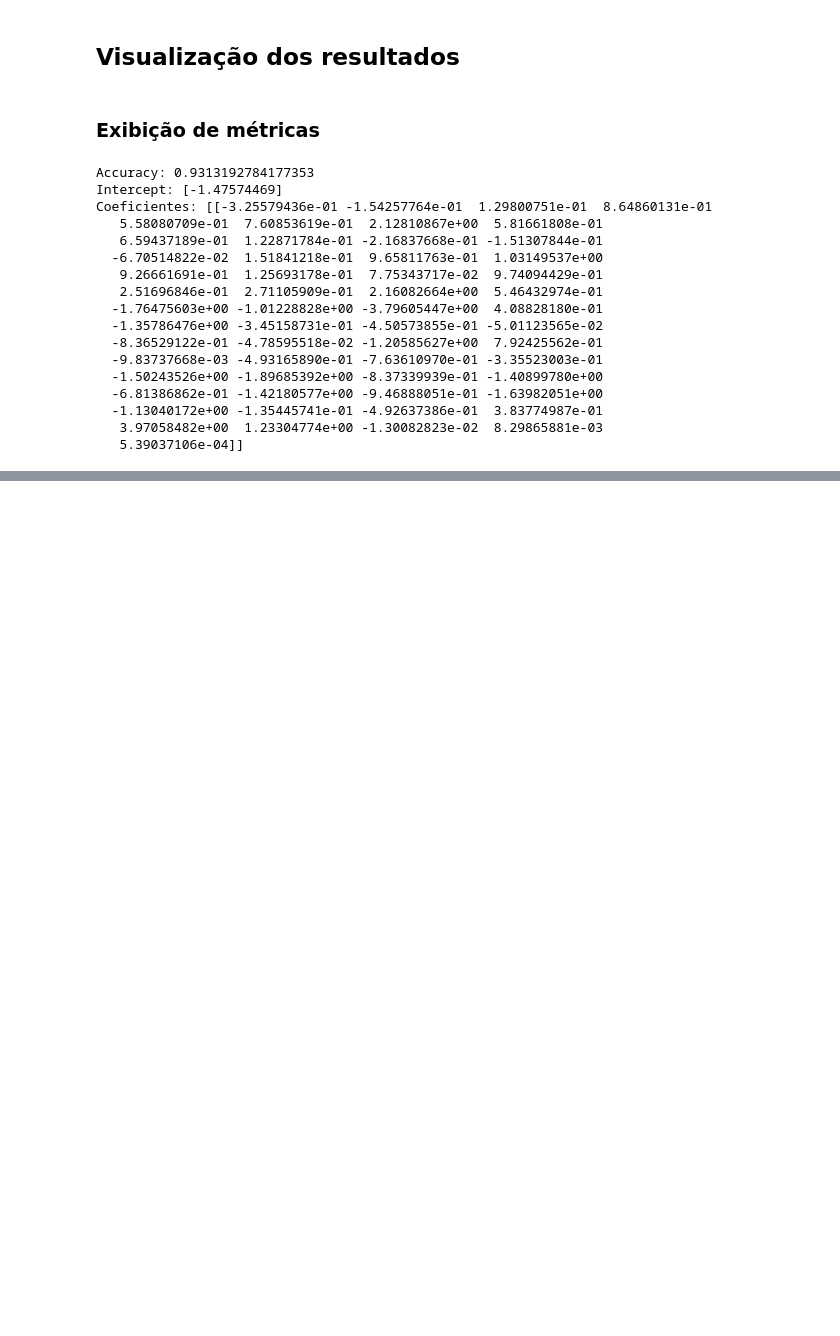
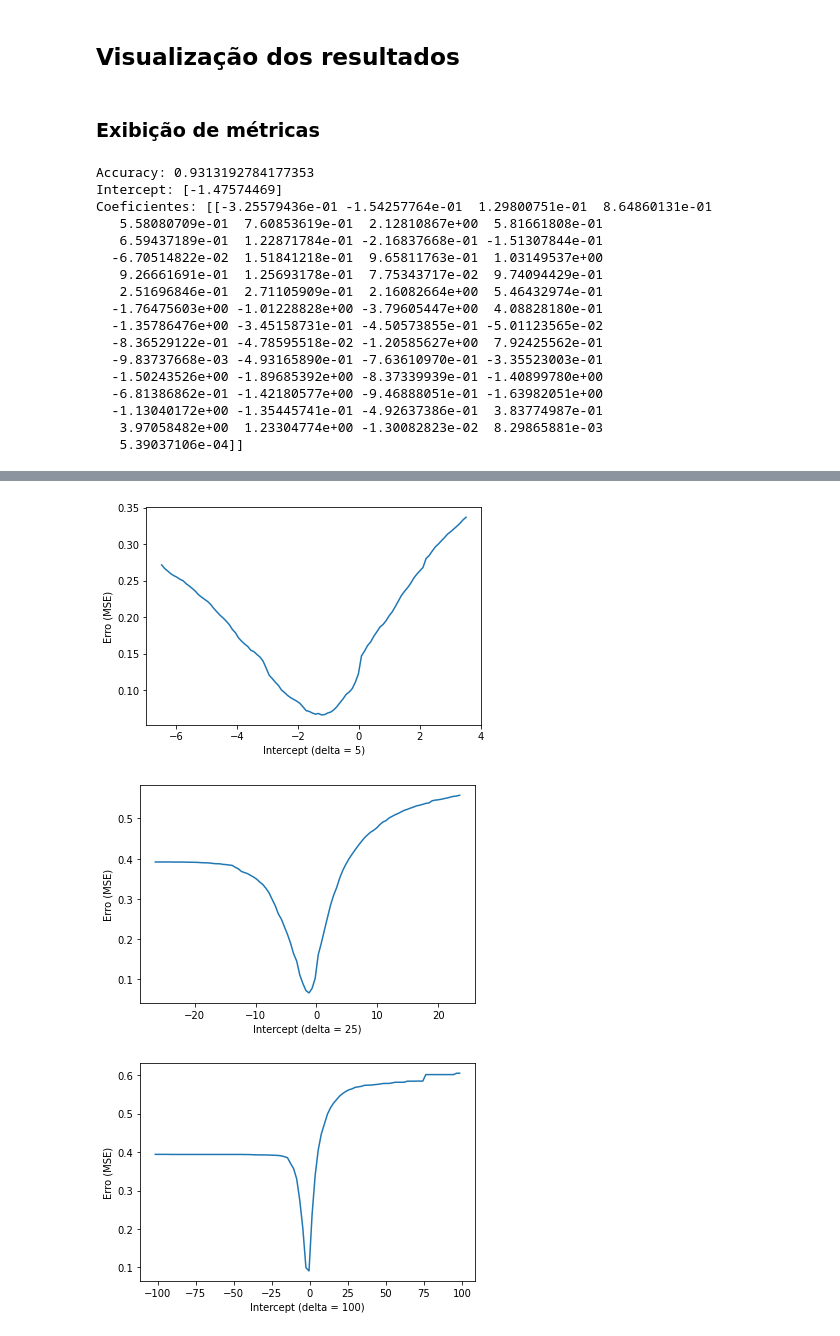
Before and after one commit to IFES-MPCA/reconhecimento_padroes, a Jupyter notebook: notebooks/classificacao.ipynb, the cells around one changed output, grey strips where cells are left out. Saved outputs shown, nothing was run; the diff lists cells and outputs as text; code cells hidden in the pictures; blank space fills up the shorter version.

Commit message:
FEAT: Adicionar plot de variação de intercept e coeficientes

```diff
--- a/notebooks/classificacao.ipynb
+++ b/notebooks/classificacao.ipynb
@@ -88 +97,30 @@ Coeficientes: [[-3.25579436e-01 -1.54257764e-01  1.29800751e-01  8.64860131e-01
+# %%
+def calc_error(delta=100) -> Tuple[List[float], List[float]]:
+    _model = LogisticRegression(max_iter=2500)
+    _model.fit(features, target)
+
+    intercept = _model.intercept_
+    intercept_values = numpy.linspace(intercept - delta, intercept + delta, max(delta, 100))
+    mse_array = []
+
+    for value in intercept_values:
+        model.intercept_ = value
+        y_predicted = model.predict(features)
+        _mse = mean_squared_error(target, y_predicted)
+        mse_array.append(_mse)
+
+    return mse_array, intercept_values
+# %%
+deltas = [5, 25, 100]
+
+for _delta in deltas:
+    errors, weights = calc_error(_delta)
+    pyplot.ylabel("Erro (MSE)")
+    pyplot.xlabel(f"Intercept (delta = {_delta})")
+    pyplot.plot(weights, errors)
+    pyplot.show()
+# %% [output]
+[figure, added]
+[figure, added]
+[figure, added]
 # %% [markdown]
```
Also changed, not shown: parts of 14 cells of this notebook.
